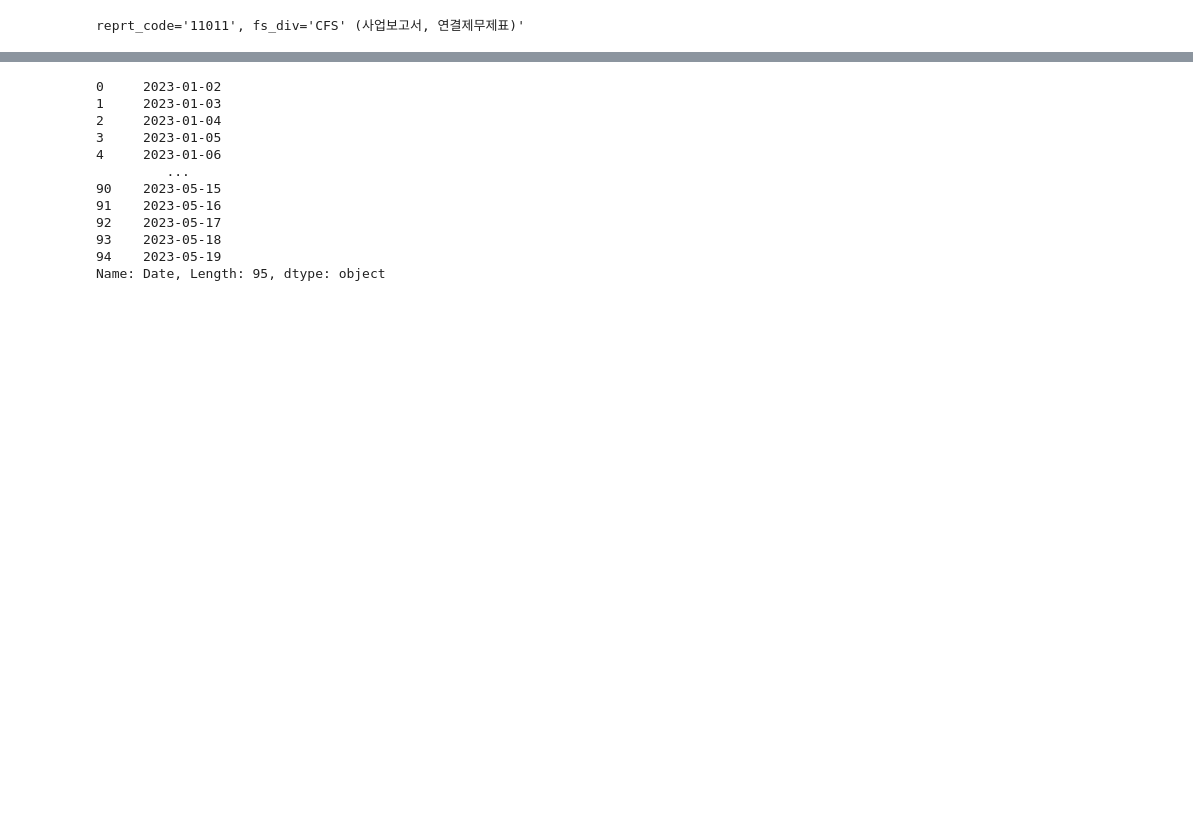
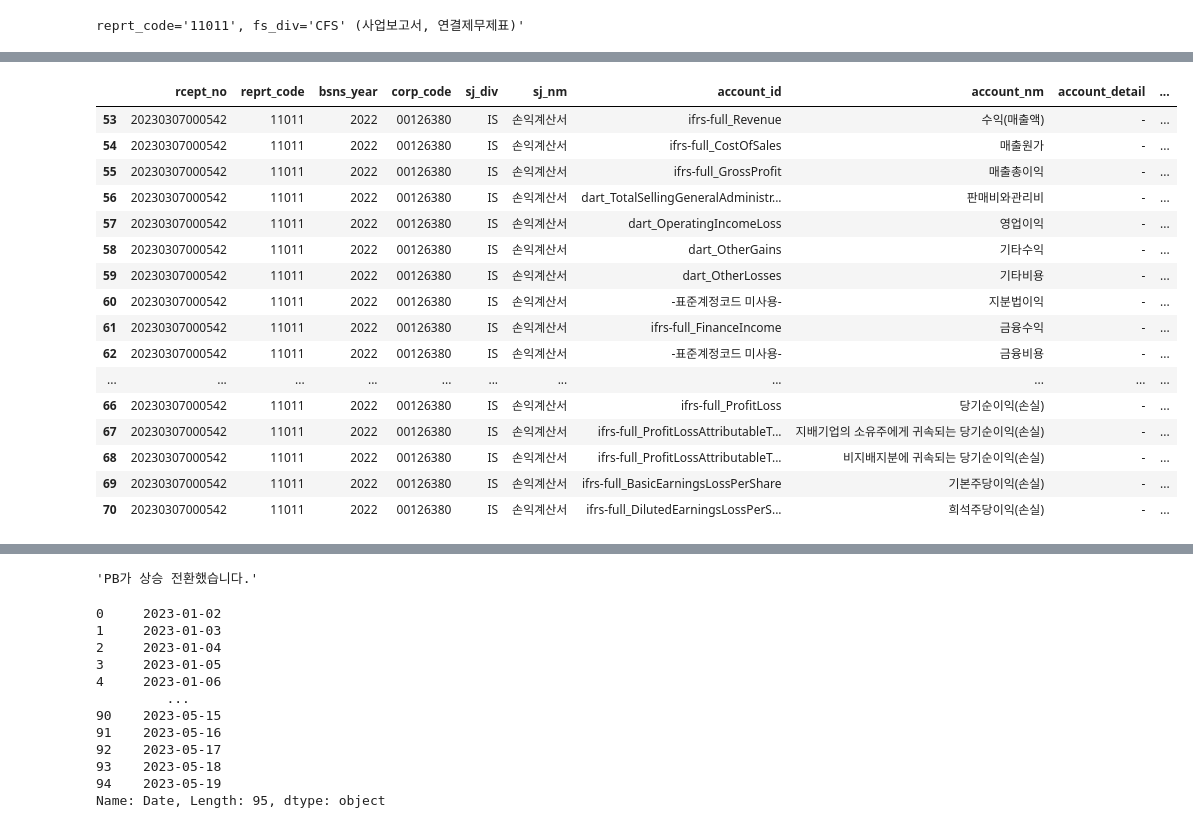
Before and after one commit to chickchop/algo_trader, a Jupyter notebook: algo/test.ipynb, the cells around one changed output, grey strips where cells are left out. Drawn from its saved outputs; the diff is of its cells as text; code cells hidden in the pictures; blank space fills up the shorter version.

```diff
--- a/algo/test.ipynb
+++ b/algo/test.ipynb
@@ -92,3 +114,23 @@ profit = int(corp_book.loc[corp_book['sj_div'].isin(['IS']) & corp_book['account
+# %%
+corp_book.loc[corp_book['sj_div'].isin(['IS'])]
+# %% [output]
+|  | rcept_no | reprt_code | bsns_year | corp_code | sj_div | sj_nm | account_id | account_nm | account_detail | ... |
+| 53 | 20230307000542 | 11011 | 2022 | 00126380 | IS | 손익계산서 | ifrs-full_Revenue | 수익(매출액) | - | ... |
+| 54 | 20230307000542 | 11011 | 2022 | 00126380 | IS | 손익계산서 | ifrs-full_CostOfSales | 매출원가 | - | ... |
+| 55 | 20230307000542 | 11011 | 2022 | 00126380 | IS | 손익계산서 | ifrs-full_GrossProfit | 매출총이익 | - | ... |
+| 56 | 20230307000542 | 11011 | 2022 | 00126380 | IS | 손익계산서 | dart_TotalSellingGeneralAdministr... | 판매비와관리비 | - | ... |
+| 57 | 20230307000542 | 11011 | 2022 | 00126380 | IS | 손익계산서 | dart_OperatingIncomeLoss | 영업이익 | - | ... |
+| 58 | 20230307000542 | 11011 | 2022 | 00126380 | IS | 손익계산서 | dart_OtherGains | 기타수익 | - | ... |
+| 59 | 20230307000542 | 11011 | 2022 | 00126380 | IS | 손익계산서 | dart_OtherLosses | 기타비용 | - | ... |
+| 60 | 20230307000542 | 11011 | 2022 | 00126380 | IS | 손익계산서 | -표준계정코드 미사용- | 지분법이익 | - | ... |
+| 61 | 20230307000542 | 11011 | 2022 | 00126380 | IS | 손익계산서 | ifrs-full_FinanceIncome | 금융수익 | - | ... |
+| 62 | 20230307000542 | 11011 | 2022 | 00126380 | IS | 손익계산서 | -표준계정코드 미사용- | 금융비용 | - | ... |
+| ... | ... | ... | ... | ... | ... | ... | ... | ... | ... | ... |
+| 66 | 20230307000542 | 11011 | 2022 | 00126380 | IS | 손익계산서 | ifrs-full_ProfitLoss | 당기순이익(손실) | - | ... |
+| 67 | 20230307000542 | 11011 | 2022 | 00126380 | IS | 손익계산서 | ifrs-full_ProfitLossAttributableT... | 지배기업의 소유주에게 귀속되는 당기순이익(손실) | - | ... |
+| 68 | 20230307000542 | 11011 | 2022 | 00126380 | IS | 손익계산서 | ifrs-full_ProfitLossAttributableT... | 비지배지분에 귀속되는 당기순이익(손실) | - | ... |
+| 69 | 20230307000542 | 11011 | 2022 | 00126380 | IS | 손익계산서 | ifrs-full_BasicEarningsLossPerShare | 기본주당이익(손실) | - | ... |
+| 70 | 20230307000542 | 11011 | 2022 | 00126380 | IS | 손익계산서 | ifrs-full_DilutedEarningsLossPerS... | 희석주당이익(손실) | - | ... |
 # %%
 tmp = dart.report(corp=stock_list[0], bsns_year=2022, reprt_code="11011", key_word="주식총수")
 total_stock = int(tmp[tmp["se"] == "합계"]["distb_stock_co"].iloc[0].replace(",",""))
@@ -144,6 +186,18 @@ for i in range(len(stock_df['Close'])-1):
 
 stock_df['MFR'] = stock_df['PMF'].rolling(window=10).sum()/stock_df['NMF'].rolling(window=10).sum()
 stock_df['MFI10'] = 100 - 100/(1+stock_df['MFR'])
+# %%
+pb_status = "PB가 추세를 이어갑니다."
+for i in range(len(stock_df['Close'])-1):
+    # 당일의 중심가격이 전일의 중심가격보다 크면 긍정적 현금흐름
+    if stock_df['PB'].values[i-1] < stock_df['PB'].values[i] and stock_df['PB'].values[i] > stock_df['PB'].values[i+1]:
+        pb_status = "PB가 하락 전환했습니다."
+    # 당일의 중심가격이 전일의 중심가격보다 작거나 같으면 부정적 현금흐름
+    elif stock_df['PB'].values[i-1] > stock_df['PB'].values[i] and stock_df['PB'].values[i] < stock_df['PB'].values[i+1]:
+        pb_status = "PB가 상승 전환했습니다."
+pb_status
+# %% [output]
+'PB가 상승 전환했습니다.'
 # %%
 up = stock_df[stock_df["Close"] >= stock_df["Open"]]
 down = stock_df[stock_df["Close"] < stock_df["Open"]]
```
Also changed, not shown: parts of 3 cells of this notebook, 4 other files.
